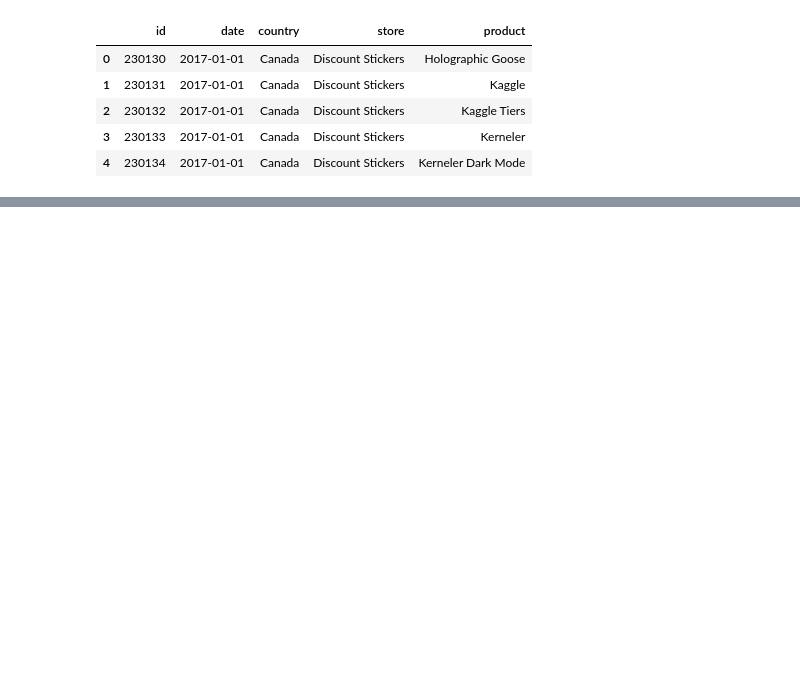
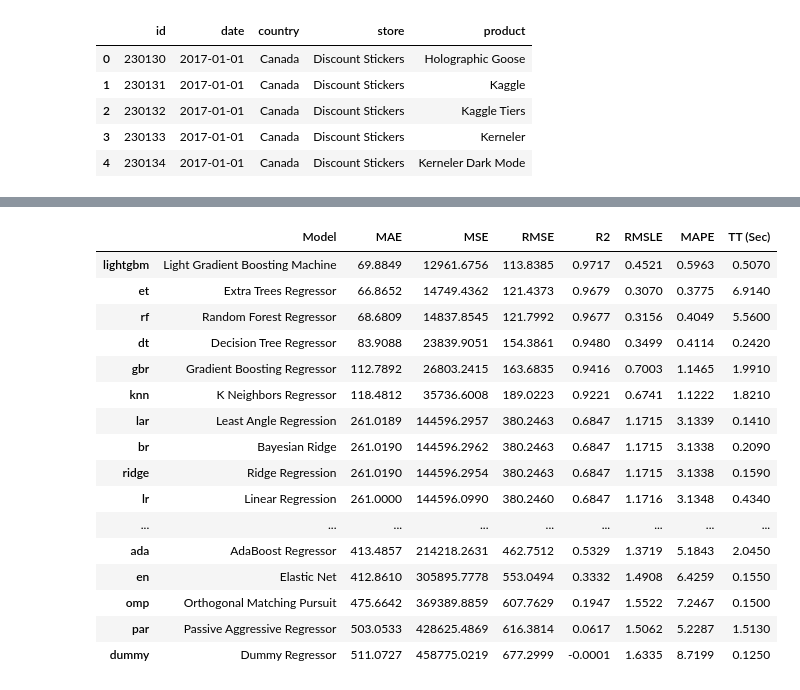
Before and after one commit to ryo0905-eng/kaggle-playground-series-s5e1, a Jupyter notebook: main.ipynb, the cells around one changed output, grey strips where cells are left out. Drawn from its saved outputs; the diff is of its cells as text; code cells hidden in the pictures; blank space fills up the shorter version.

Commit message:
First predict by lightGBM

```diff
--- a/main.ipynb
+++ b/main.ipynb
@@ -27,0 +144,4 @@ test.head()
+# %%
+# compare models
+best = compare_models(sort='MAPE')
+# %% [output]
@@ -27,0 +149,17 @@ test.head()
+|  | Model | MAE | MSE | RMSE | R2 | RMSLE | MAPE | TT (Sec) |
+| lightgbm | Light Gradient Boosting Machine | 69.8849 | 12961.6756 | 113.8385 | 0.9717 | 0.4521 | 0.5963 | 0.5070 |
+| et | Extra Trees Regressor | 66.8652 | 14749.4362 | 121.4373 | 0.9679 | 0.3070 | 0.3775 | 6.9140 |
+| rf | Random Forest Regressor | 68.6809 | 14837.8545 | 121.7992 | 0.9677 | 0.3156 | 0.4049 | 5.5600 |
+| dt | Decision Tree Regressor | 83.9088 | 23839.9051 | 154.3861 | 0.9480 | 0.3499 | 0.4114 | 0.2420 |
+| gbr | Gradient Boosting Regressor | 112.7892 | 26803.2415 | 163.6835 | 0.9416 | 0.7003 | 1.1465 | 1.9910 |
+| knn | K Neighbors Regressor | 118.4812 | 35736.6008 | 189.0223 | 0.9221 | 0.6741 | 1.1222 | 1.8210 |
+| lar | Least Angle Regression | 261.0189 | 144596.2957 | 380.2463 | 0.6847 | 1.1715 | 3.1339 | 0.1410 |
+| br | Bayesian Ridge | 261.0190 | 144596.2962 | 380.2463 | 0.6847 | 1.1715 | 3.1338 | 0.2090 |
+| ridge | Ridge Regression | 261.0190 | 144596.2954 | 380.2463 | 0.6847 | 1.1715 | 3.1338 | 0.1590 |
+| lr | Linear Regression | 261.0000 | 144596.0990 | 380.2460 | 0.6847 | 1.1716 | 3.1348 | 0.4340 |
+| ... | ... | ... | ... | ... | ... | ... | ... | ... |
+| ada | AdaBoost Regressor | 413.4857 | 214218.2631 | 462.7512 | 0.5329 | 1.3719 | 5.1843 | 2.0450 |
+| en | Elastic Net | 412.8610 | 305895.7778 | 553.0494 | 0.3332 | 1.4908 | 6.4259 | 0.1550 |
+| omp | Orthogonal Matching Pursuit | 475.6642 | 369389.8859 | 607.7629 | 0.1947 | 1.5522 | 7.2467 | 0.1500 |
+| par | Passive Aggressive Regressor | 503.0533 | 428625.4869 | 616.3814 | 0.0617 | 1.5062 | 5.2287 | 1.5130 |
+| dummy | Dummy Regressor | 511.0727 | 458775.0219 | 677.2999 | -0.0001 | 1.6335 | 8.7199 | 0.1250 |
```
Also changed, not shown: parts of 15 cells of this notebook, 1 other file.
